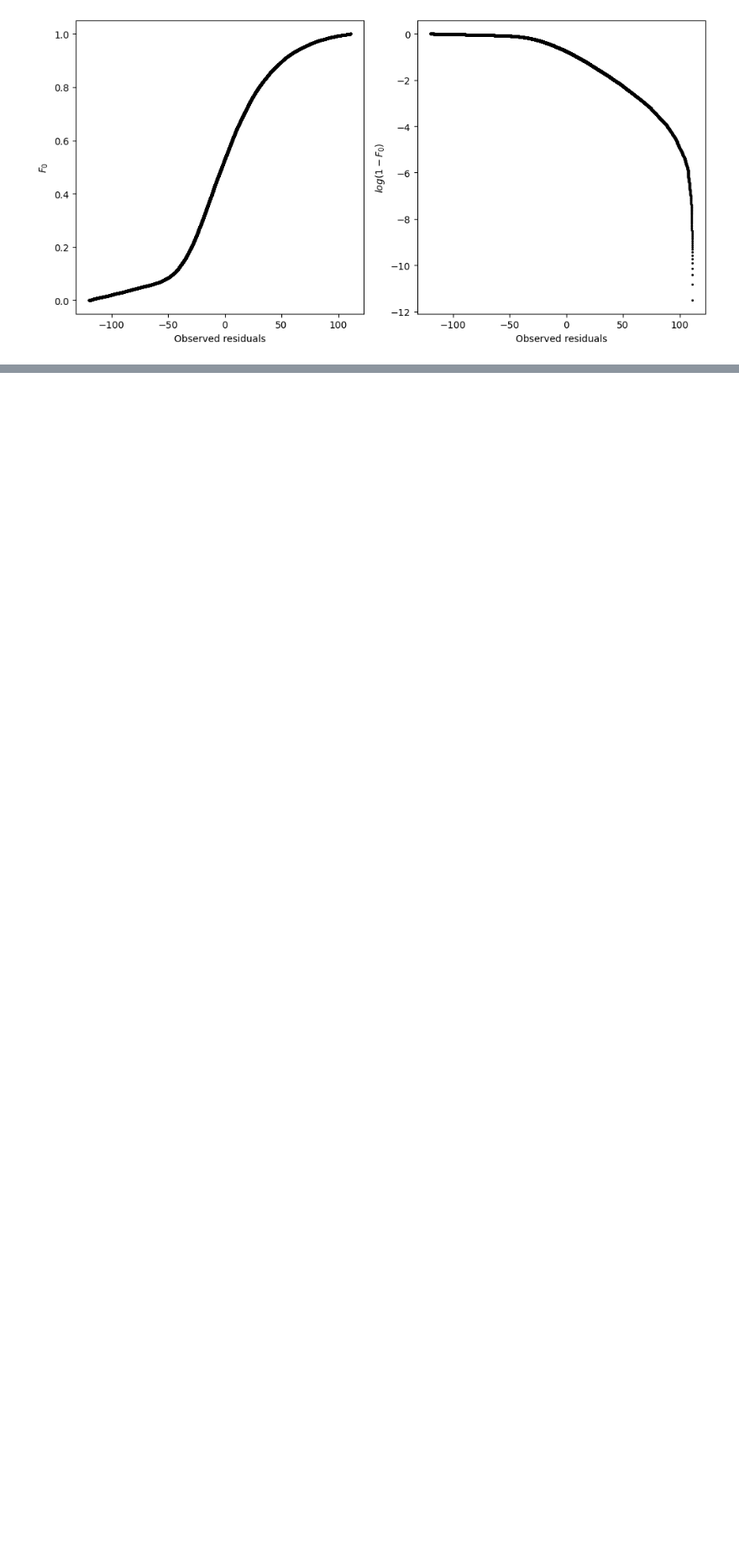
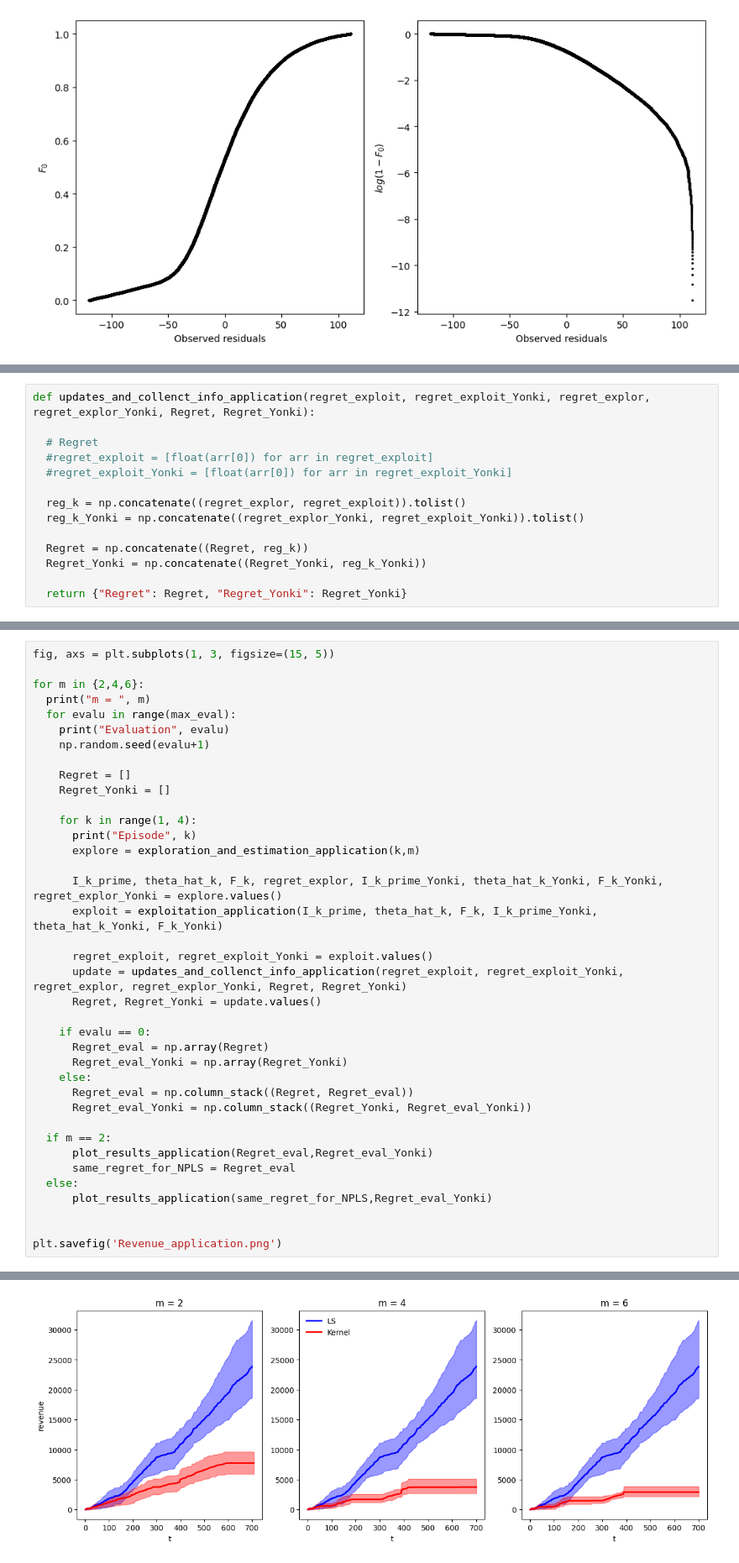
Before and after one commit to dbracale/Dynamic-Pricing, a Jupyter notebook: LS.ipynb, the cells around one changed output, grey strips where cells are left out. Shown: that part at 84% size. Saved outputs shown, nothing was run; the diff lists cells and outputs as text; blank space fills up the shorter version.

```diff
--- a/LS.ipynb
+++ b/LS.ipynb
@@ -735,0 +896,14 @@ V_sampled = V_filtered.loc[s]
+# %%
+def updates_and_collenct_info_application(regret_exploit, regret_exploit_Yonki, regret_explor, regret_explor_Yonki, Regret, Regret_Yonki):
+
+  # Regret
+  #regret_exploit = [float(arr[0]) for arr in regret_exploit]
+  #regret_exploit_Yonki = [float(arr[0]) for arr in regret_exploit_Yonki]
+
+  reg_k = np.concatenate((regret_explor, regret_exploit)).tolist()
+  reg_k_Yonki = np.concatenate((regret_explor_Yonki, regret_exploit_Yonki)).tolist()
+
+  Regret = np.concatenate((Regret, reg_k))
+  Regret_Yonki = np.concatenate((Regret_Yonki, reg_k_Yonki))
+
+  return {"Regret": Regret, "Regret_Yonki": Regret_Yonki}
@@ -735,0 +963,39 @@ V_sampled = V_filtered.loc[s]
+# %%
+fig, axs = plt.subplots(1, 3, figsize=(15, 5))
+
+for m in {2,4,6}:
+  print("m = ", m)
+  for evalu in range(max_eval):
+    print("Evaluation", evalu)
+    np.random.seed(evalu+1)
+
+    Regret = []
+    Regret_Yonki = []
+
+    for k in range(1, 4):
+      print("Episode", k)
+      explore = exploration_and_estimation_application(k,m)
+
+      I_k_prime, theta_hat_k, F_k, regret_explor, I_k_prime_Yonki, theta_hat_k_Yonki, F_k_Yonki, regret_explor_Yonki = explore.values()
+      exploit = exploitation_application(I_k_prime, theta_hat_k, F_k, I_k_prime_Yonki, theta_hat_k_Yonki, F_k_Yonki)
+
+      regret_exploit, regret_exploit_Yonki = exploit.values()
+      update = updates_and_collenct_info_application(regret_exploit, regret_exploit_Yonki, regret_explor, regret_explor_Yonki, Regret, Regret_Yonki)
+      Regret, Regret_Yonki = update.values()
+
+    if evalu == 0:
+      Regret_eval = np.array(Regret)
+      Regret_eval_Yonki = np.array(Regret_Yonki)
+    else:
+      Regret_eval = np.column_stack((Regret, Regret_eval))
+      Regret_eval_Yonki = np.column_stack((Regret_Yonki, Regret_eval_Yonki))
+
+  if m == 2:
+      plot_results_application(Regret_eval,Regret_eval_Yonki)
+      same_regret_for_NPLS = Regret_eval
+  else:
+      plot_results_application(same_regret_for_NPLS,Regret_eval_Yonki)
+
+
+plt.savefig('Revenue_application.png')
+# %% [output]
@@ -735,0 +1019 @@ V_sampled = V_filtered.loc[s]
+[figure, added]
```
Also changed, not shown: parts of 30 cells of this notebook, 6 other files.
